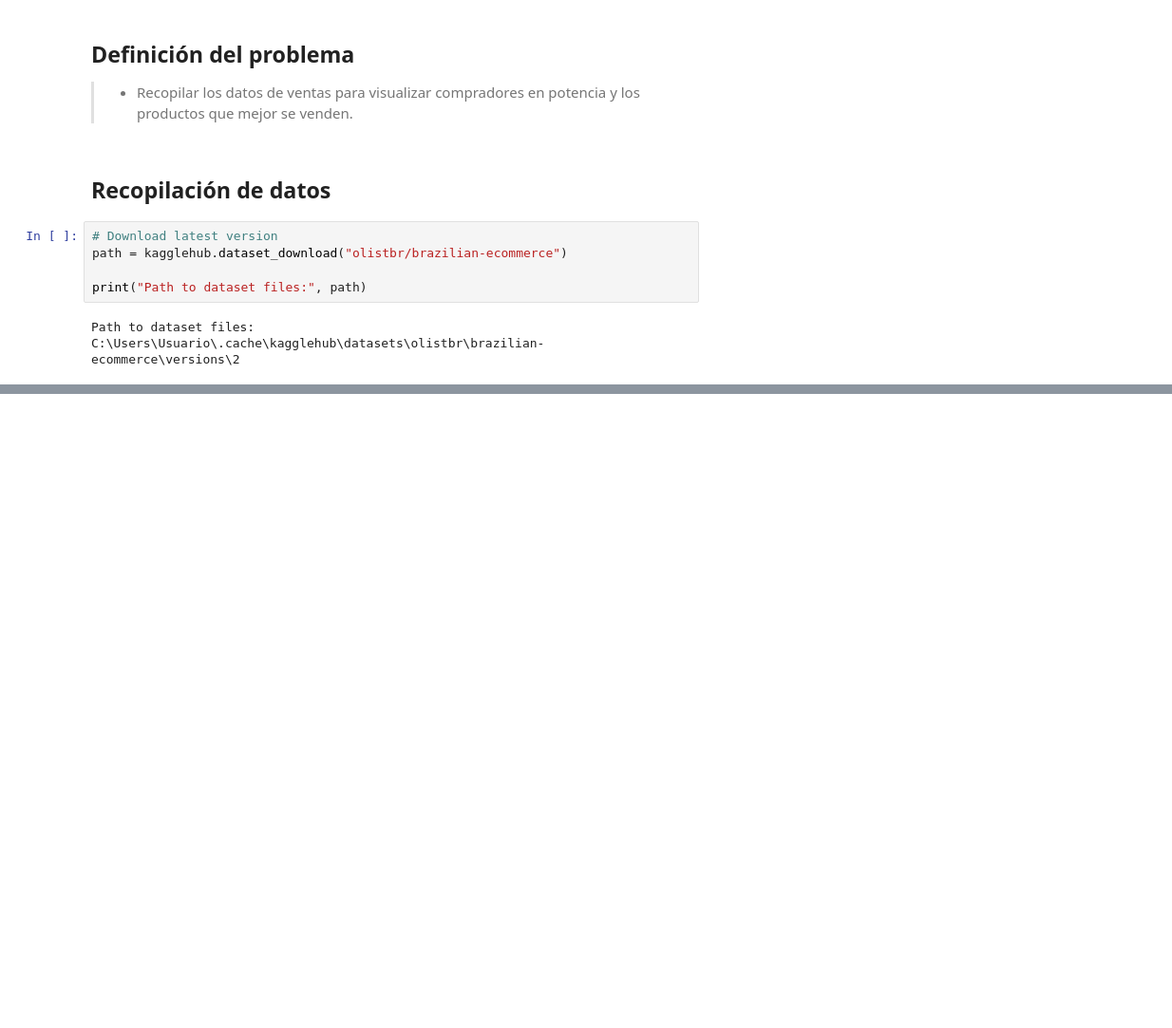
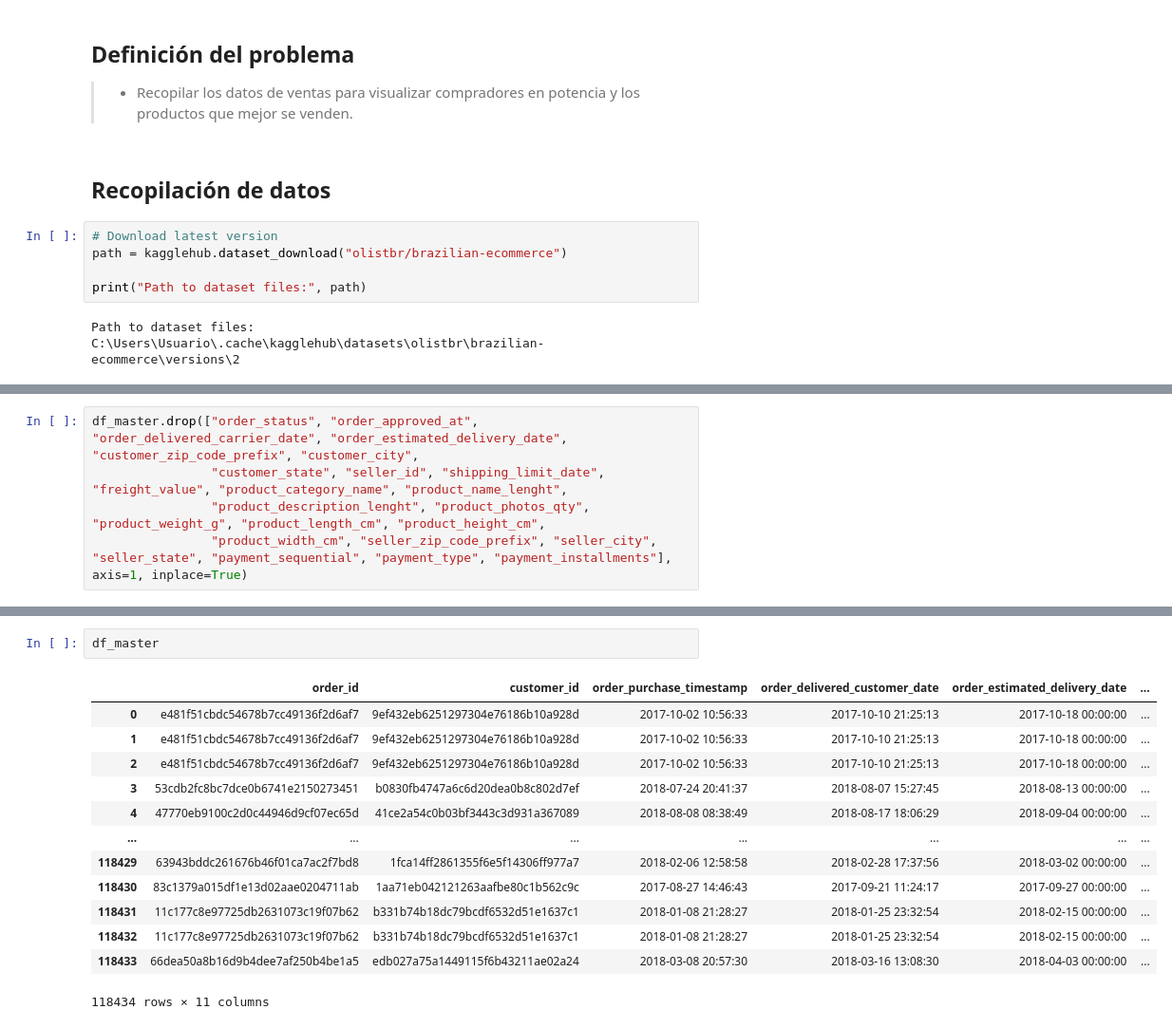
Before and after one commit to carlos-villa-restrepo/olist-growth-engine, a Jupyter notebook: notebooks/EDA.ipynb, the cells around one changed output, grey strips where cells are left out. Shown at 95% size. Cells and saved outputs as stored; diff of their text form; blank space fills up the shorter version.

```diff
--- a/notebooks/EDA.ipynb
+++ b/notebooks/EDA.ipynb
@@ -29,0 +140,5 @@ df_product_category_name_translation = pd.read_csv("../data/raw/product_category
+# %%
+df_master.drop(["order_status", "order_approved_at", "order_delivered_carrier_date", "order_estimated_delivery_date", "customer_zip_code_prefix", "customer_city",
+                "customer_state", "seller_id", "shipping_limit_date", "freight_value", "product_category_name", "product_name_lenght",
+                "product_description_lenght", "product_photos_qty", "product_weight_g", "product_length_cm", "product_height_cm",
+                "product_width_cm", "seller_zip_code_prefix", "seller_city", "seller_state", "payment_sequential", "payment_type", "payment_installments"], axis=1, inplace=True)
@@ -29,0 +161,16 @@ df_product_category_name_translation = pd.read_csv("../data/raw/product_category
+# %%
+df_master
+# %% [output]
+|  | order_id | customer_id | order_purchase_timestamp | order_delivered_customer_date | order_estimated_delivery_date | ... |
+| 0 | e481f51cbdc54678b7cc49136f2d6af7 | 9ef432eb6251297304e76186b10a928d | 2017-10-02 10:56:33 | 2017-10-10 21:25:13 | 2017-10-18 00:00:00 | ... |
+| 1 | e481f51cbdc54678b7cc49136f2d6af7 | 9ef432eb6251297304e76186b10a928d | 2017-10-02 10:56:33 | 2017-10-10 21:25:13 | 2017-10-18 00:00:00 | ... |
+| 2 | e481f51cbdc54678b7cc49136f2d6af7 | 9ef432eb6251297304e76186b10a928d | 2017-10-02 10:56:33 | 2017-10-10 21:25:13 | 2017-10-18 00:00:00 | ... |
+| 3 | 53cdb2fc8bc7dce0b6741e2150273451 | b0830fb4747a6c6d20dea0b8c802d7ef | 2018-07-24 20:41:37 | 2018-08-07 15:27:45 | 2018-08-13 00:00:00 | ... |
+| 4 | 47770eb9100c2d0c44946d9cf07ec65d | 41ce2a54c0b03bf3443c3d931a367089 | 2018-08-08 08:38:49 | 2018-08-17 18:06:29 | 2018-09-04 00:00:00 | ... |
+| ... | ... | ... | ... | ... | ... | ... |
+| 118429 | 63943bddc261676b46f01ca7ac2f7bd8 | 1fca14ff2861355f6e5f14306ff977a7 | 2018-02-06 12:58:58 | 2018-02-28 17:37:56 | 2018-03-02 00:00:00 | ... |
+| 118430 | 83c1379a015df1e13d02aae0204711ab | 1aa71eb042121263aafbe80c1b562c9c | 2017-08-27 14:46:43 | 2017-09-21 11:24:17 | 2017-09-27 00:00:00 | ... |
+| 118431 | 11c177c8e97725db2631073c19f07b62 | b331b74b18dc79bcdf6532d51e1637c1 | 2018-01-08 21:28:27 | 2018-01-25 23:32:54 | 2018-02-15 00:00:00 | ... |
+| 118432 | 11c177c8e97725db2631073c19f07b62 | b331b74b18dc79bcdf6532d51e1637c1 | 2018-01-08 21:28:27 | 2018-01-25 23:32:54 | 2018-02-15 00:00:00 | ... |
+| 118433 | 66dea50a8b16d9b4dee7af250b4be1a5 | edb027a75a1449115f6b43211ae02a24 | 2018-03-08 20:57:30 | 2018-03-16 13:08:30 | 2018-04-03 00:00:00 | ... |
+118434 rows × 11 columns
```
Also changed, not shown: parts of 17 cells of this notebook, 5 other files.
